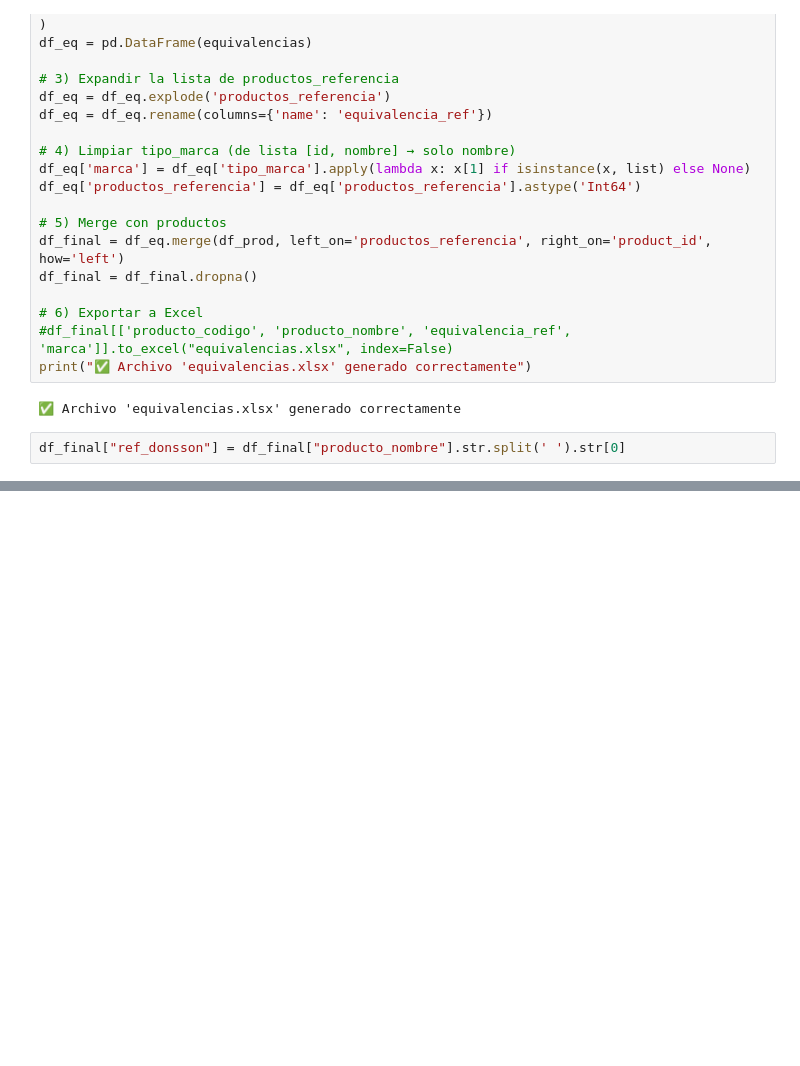
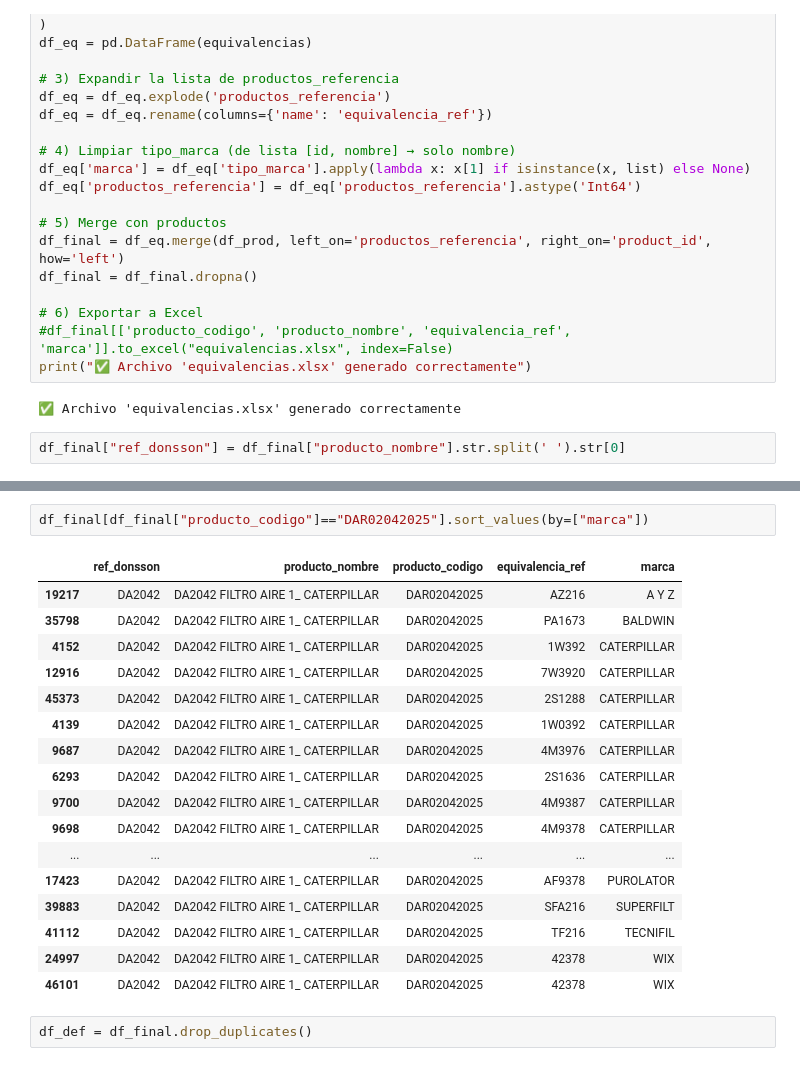
Before and after one commit to FiltrosDonsson/Proyectos-Data-analyst, a Jupyter notebook: PRORUDCCION/costo_produccion.ipynb, the cells around one changed output, grey strips where cells are left out. Saved outputs shown, nothing was run; the diff lists cells and outputs as text; blank space fills up the shorter version.

```diff
--- a/PRORUDCCION/costo_produccion.ipynb
+++ b/PRORUDCCION/costo_produccion.ipynb
@@ -557,0 +552,22 @@ df_final.head(20)
+# %%
+df_final[df_final["producto_codigo"]=="DAR02042025"].sort_values(by=["marca"])
+# %% [output]
+|  | ref_donsson | producto_nombre | producto_codigo | equivalencia_ref | marca |
+| 19217 | DA2042 | DA2042 FILTRO AIRE 1_ CATERPILLAR | DAR02042025 | AZ216 | A Y Z |
+| 35798 | DA2042 | DA2042 FILTRO AIRE 1_ CATERPILLAR | DAR02042025 | PA1673 | BALDWIN |
+| 4152 | DA2042 | DA2042 FILTRO AIRE 1_ CATERPILLAR | DAR02042025 | 1W392 | CATERPILLAR |
+| 12916 | DA2042 | DA2042 FILTRO AIRE 1_ CATERPILLAR | DAR02042025 | 7W3920 | CATERPILLAR |
+| 45373 | DA2042 | DA2042 FILTRO AIRE 1_ CATERPILLAR | DAR02042025 | 2S1288 | CATERPILLAR |
+| 4139 | DA2042 | DA2042 FILTRO AIRE 1_ CATERPILLAR | DAR02042025 | 1W0392 | CATERPILLAR |
+| 9687 | DA2042 | DA2042 FILTRO AIRE 1_ CATERPILLAR | DAR02042025 | 4M3976 | CATERPILLAR |
+| 6293 | DA2042 | DA2042 FILTRO AIRE 1_ CATERPILLAR | DAR02042025 | 2S1636 | CATERPILLAR |
+| 9700 | DA2042 | DA2042 FILTRO AIRE 1_ CATERPILLAR | DAR02042025 | 4M9387 | CATERPILLAR |
+| 9698 | DA2042 | DA2042 FILTRO AIRE 1_ CATERPILLAR | DAR02042025 | 4M9378 | CATERPILLAR |
+| ... | ... | ... | ... | ... | ... |
+| 17423 | DA2042 | DA2042 FILTRO AIRE 1_ CATERPILLAR | DAR02042025 | AF9378 | PUROLATOR |
+| 39883 | DA2042 | DA2042 FILTRO AIRE 1_ CATERPILLAR | DAR02042025 | SFA216 | SUPERFILT |
+| 41112 | DA2042 | DA2042 FILTRO AIRE 1_ CATERPILLAR | DAR02042025 | TF216 | TECNIFIL |
+| 24997 | DA2042 | DA2042 FILTRO AIRE 1_ CATERPILLAR | DAR02042025 | 42378 | WIX |
+| 46101 | DA2042 | DA2042 FILTRO AIRE 1_ CATERPILLAR | DAR02042025 | 42378 | WIX |
+# %%
+df_def = df_final.drop_duplicates()
```
Also changed, not shown: parts of 4 cells of this notebook, 33 other files.
